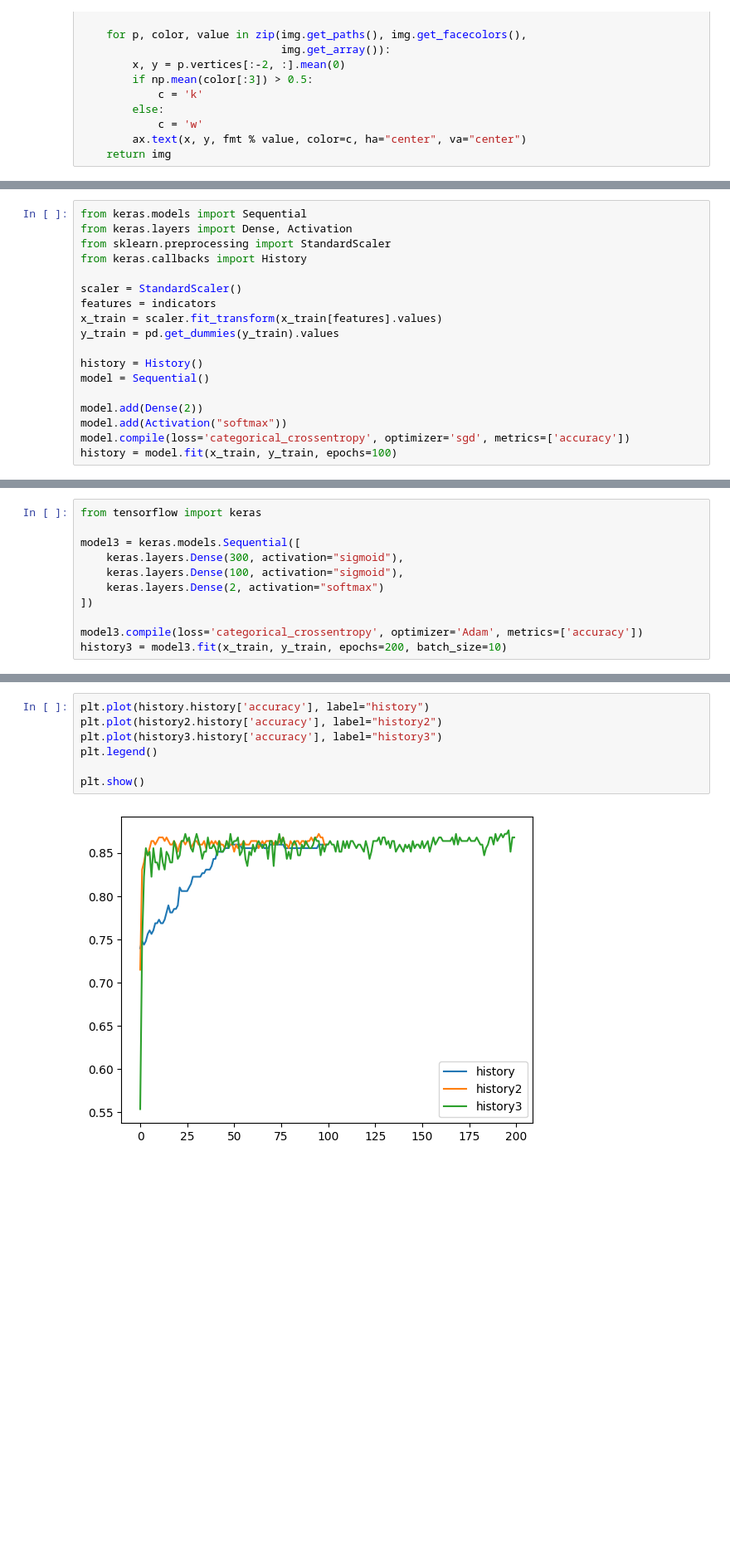
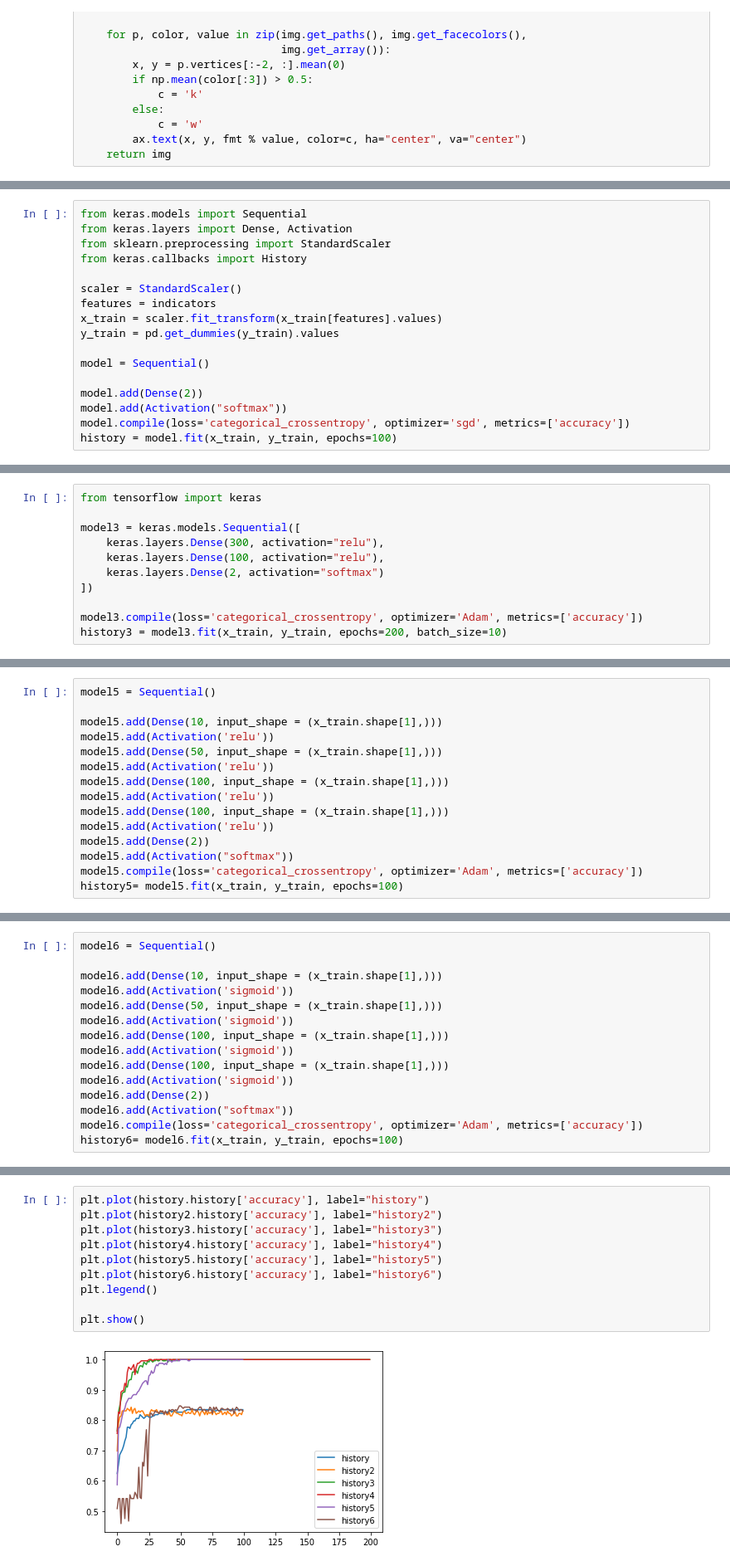
Before and after one commit to haniano/PSI_projekt, a Jupyter notebook: heart.ipynb, the cells around one changed output, grey strips where cells are left out. Shown: that part at 83% size. Drawn from its saved outputs; the diff is of its cells as text; blank space fills up the shorter version.

```diff
--- a/heart.ipynb
+++ b/heart.ipynb
@@ -212,7 +209,6 @@ features = indicators
 x_train = scaler.fit_transform(x_train[features].values)
 y_train = pd.get_dummies(y_train).values
 
-history = History()
 model = Sequential()
 
 model.add(Dense(2))
@@ -347,8 +336,8 @@ plt.show()
 from tensorflow import keras
 
 model3 = keras.models.Sequential([
-    keras.layers.Dense(300, activation="sigmoid"),
-    keras.layers.Dense(100, activation="sigmoid"),
+    keras.layers.Dense(300, activation="relu"),
+    keras.layers.Dense(100, activation="relu"),
     keras.layers.Dense(2, activation="softmax")
 ])
 
@@ -400,0 +428,15 @@ _________________________________________________________________
+# %%
+model5 = Sequential()
+
+model5.add(Dense(10, input_shape = (x_train.shape[1],)))
+model5.add(Activation('relu'))
+model5.add(Dense(50, input_shape = (x_train.shape[1],)))
+model5.add(Activation('relu'))
+model5.add(Dense(100, input_shape = (x_train.shape[1],)))
+model5.add(Activation('relu'))
+model5.add(Dense(100, input_shape = (x_train.shape[1],)))
+model5.add(Activation('relu'))
+model5.add(Dense(2))
+model5.add(Activation("softmax"))
+model5.compile(loss='categorical_crossentropy', optimizer='Adam', metrics=['accuracy'])
+history5= model5.fit(x_train, y_train, epochs=100)
@@ -400,0 +468,15 @@ _________________________________________________________________
+# %%
+model6 = Sequential()
+
+model6.add(Dense(10, input_shape = (x_train.shape[1],)))
+model6.add(Activation('sigmoid'))
+model6.add(Dense(50, input_shape = (x_train.shape[1],)))
+model6.add(Activation('sigmoid'))
+model6.add(Dense(100, input_shape = (x_train.shape[1],)))
+model6.add(Activation('sigmoid'))
+model6.add(Dense(100, input_shape = (x_train.shape[1],)))
+model6.add(Activation('sigmoid'))
+model6.add(Dense(2))
+model6.add(Activation("softmax"))
+model6.compile(loss='categorical_crossentropy', optimizer='Adam', metrics=['accuracy'])
+history6= model6.fit(x_train, y_train, epochs=100)
@@ -401,9 +508,12 @@ _________________________________________________________________
 # %%
 plt.plot(history.history['accuracy'], label="history")
 plt.plot(history2.history['accuracy'], label="history2")
 plt.plot(history3.history['accuracy'], label="history3")
+plt.plot(history4.history['accuracy'], label="history4")
+plt.plot(history5.history['accuracy'], label="history5")
+plt.plot(history6.history['accuracy'], label="history6")
 plt.legend()
 
 plt.show()
 # %% [output]
-[figure, old version]
+[figure, new version]
```
Also changed, not shown: parts of 33 cells of this notebook.
